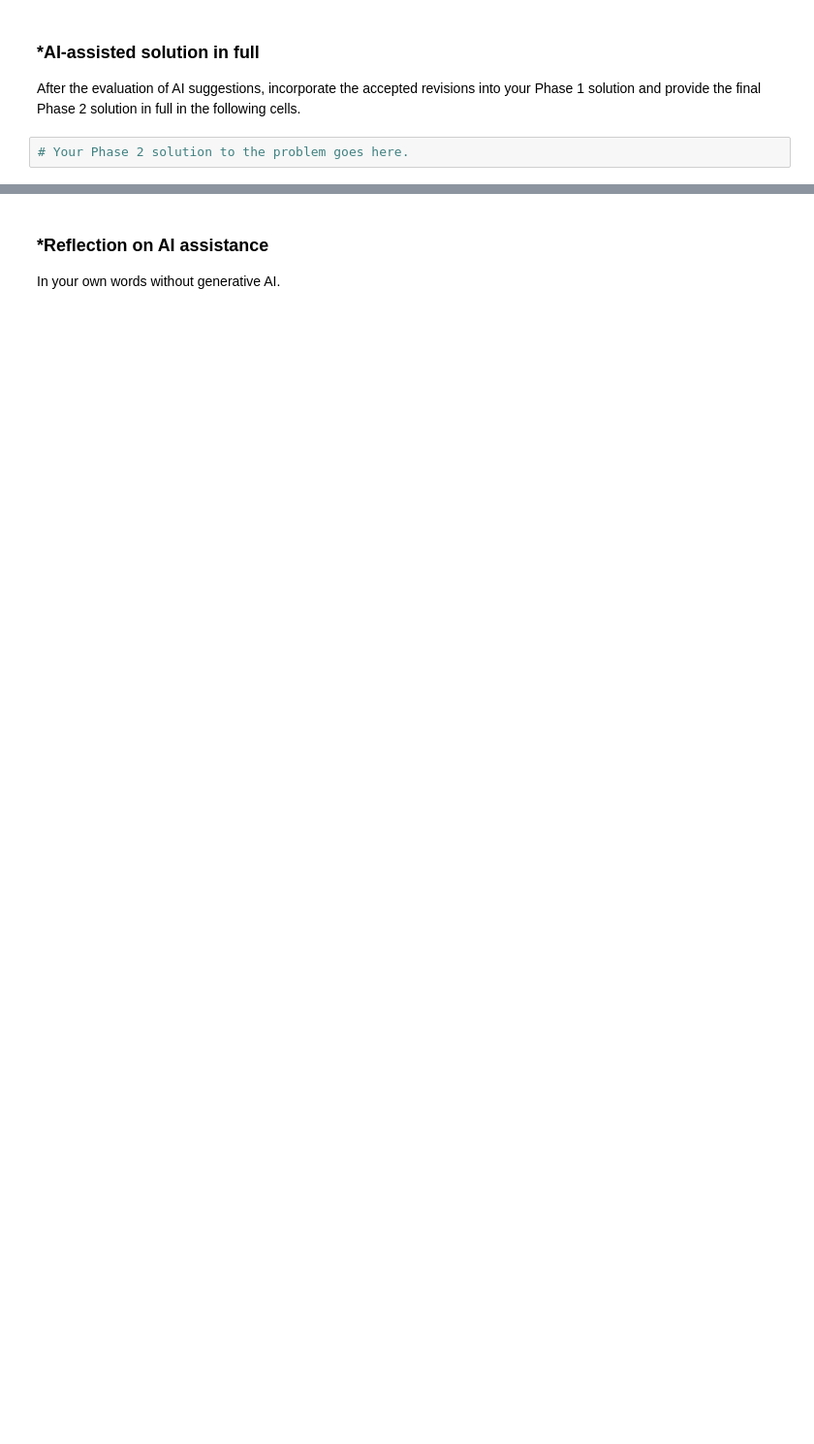
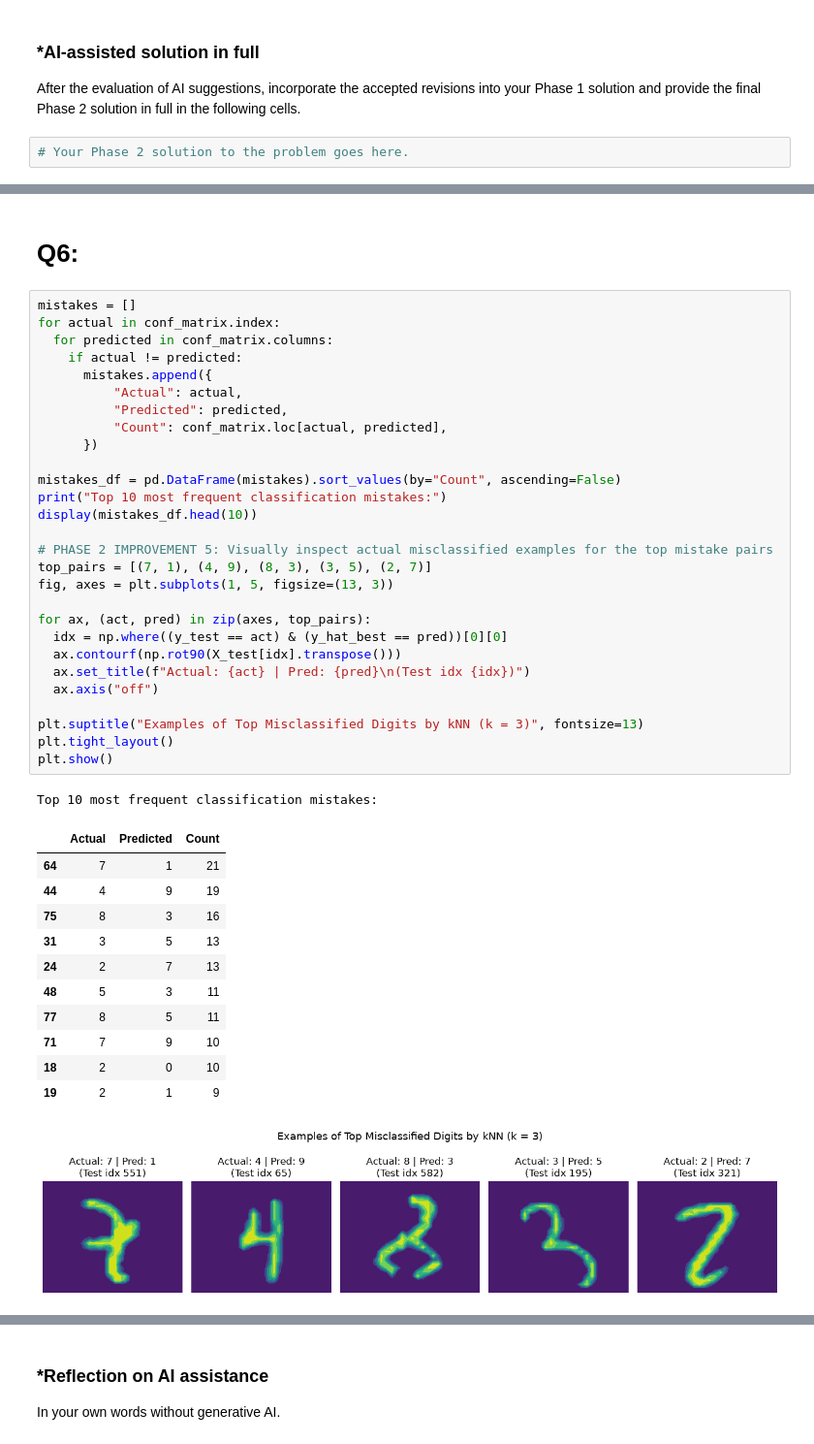
Before and after one commit to Brustachio/L01-cv, a Jupyter notebook: notebook.ipynb, the cells around one changed output, grey strips where cells are left out. Shown at 97% size. Saved outputs shown, nothing was run; the diff lists cells and outputs as text; blank space fills up the shorter version.

```diff
--- a/notebook.ipynb
+++ b/notebook.ipynb
@@ -365,0 +615,44 @@ After the evaluation of AI suggestions, incorporate the accepted revisions into
+# %% [markdown]
+# Q6:
+# %%
+mistakes = []
+for actual in conf_matrix.index:
+  for predicted in conf_matrix.columns:
+    if actual != predicted:
+      mistakes.append({
+          "Actual": actual,
+          "Predicted": predicted,
+          "Count": conf_matrix.loc[actual, predicted],
+      })
+
+mistakes_df = pd.DataFrame(mistakes).sort_values(by="Count", ascending=False)
+print("Top 10 most frequent classification mistakes:")
+display(mistakes_df.head(10))
+
+# PHASE 2 IMPROVEMENT 5: Visually inspect actual misclassified examples for the top mistake pairs
+top_pairs = [(7, 1), (4, 9), (8, 3), (3, 5), (2, 7)]
+fig, axes = plt.subplots(1, 5, figsize=(13, 3))
+
+for ax, (act, pred) in zip(axes, top_pairs):
+  idx = np.where((y_test == act) & (y_hat_best == pred))[0][0]
+  ax.contourf(np.rot90(X_test[idx].transpose()))
+  ax.set_title(f"Actual: {act} | Pred: {pred}\n(Test idx {idx})")
+  ax.axis("off")
+
+plt.suptitle("Examples of Top Misclassified Digits by kNN (k = 3)", fontsize=13)
+plt.tight_layout()
+plt.show()
+# %% [output]
+Top 10 most frequent classification mistakes:
+|  | Actual | Predicted | Count |
+| 64 | 7 | 1 | 21 |
+| 44 | 4 | 9 | 19 |
+| 75 | 8 | 3 | 16 |
+| 31 | 3 | 5 | 13 |
+| 24 | 2 | 7 | 13 |
+| 48 | 5 | 3 | 11 |
+| 77 | 8 | 5 | 11 |
+| 71 | 7 | 9 | 10 |
+| 18 | 2 | 0 | 10 |
+| 19 | 2 | 1 | 9 |
+[figure, added]
```
Also changed, not shown: parts of 25 cells of this notebook.
